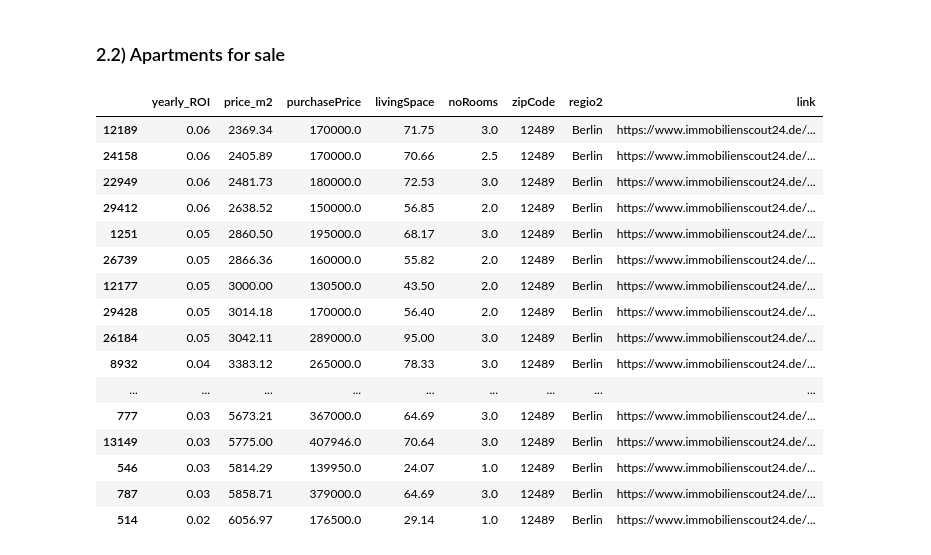
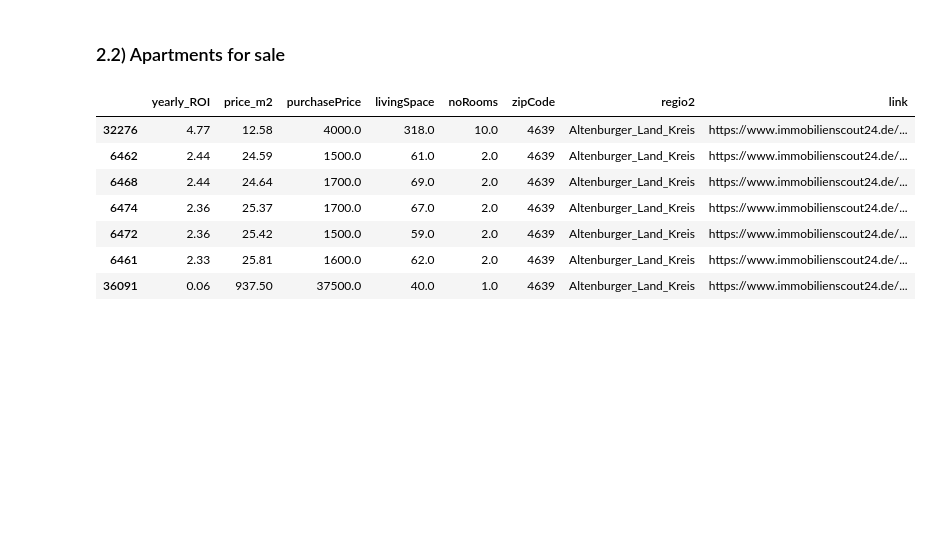
Before and after one commit to maxtue/ApartmentListings, a Jupyter notebook: data_analysis/single_date.ipynb, the cells around one changed output. Cells and saved outputs as stored; diff of their text form; code cells hidden in the pictures; blank space fills up the shorter version.

```diff
--- a/data_analysis/single_date.ipynb
+++ b/data_analysis/single_date.ipynb
@@ -22,0 +24,7 @@ pd.set_option("display.precision", 2)
+# %%
+dates = sorted(
+    [
+        s[s.find("mieten") + len("mieten") : s.rfind(".csv")]
+        for s in glob.glob("../data/mieten*")
+    ]
+)
@@ -60,0 +35,3 @@ sale_df = sale_df[sale_df.columns[~sale_df.isnull().any()]]
+# %%
+rent_df = dp.create_rent_df(dates[-1])
+sale_df = dp.create_sale_df(dates[-1])
@@ -74,3 +50,0 @@ sale_df["link"] = "https://www.immobilienscout24.de/expose/" + sale_df[
-# %%
-rent_df["rent_m2"] = rent_df["baseRent"] / rent_df["livingSpace"]
-sale_df["price_m2"] = sale_df["purchasePrice"] / sale_df["livingSpace"]
@@ -212,27 +177,18 @@ rent_select_df[rent_filt].sort_values(rent_ord).head(20)
 ### 2.2) Apartments for sale
 # %%
 sale_filt_col = "zipCode"
-sale_filt_arg = [12489]
+sale_filt_arg = [4639]
 sale_ord = "yearly_ROI"
 
 sale_filt = sale_select_df[sale_filt_col].isin(sale_filt_arg)
 sale_select_df[sale_filt].sort_values(sale_ord, ascending=False).head(50)
 # %% [output]
 |  | yearly_ROI | price_m2 | purchasePrice | livingSpace | noRooms | zipCode | regio2 | link |
-| 12189 | 0.06 | 2369.34 | 170000.0 | 71.75 | 3.0 | 12489 | Berlin | https://www.immobilienscout24.de/... |
-| 24158 | 0.06 | 2405.89 | 170000.0 | 70.66 | 2.5 | 12489 | Berlin | https://www.immobilienscout24.de/... |
-| 22949 | 0.06 | 2481.73 | 180000.0 | 72.53 | 3.0 | 12489 | Berlin | https://www.immobilienscout24.de/... |
-| 29412 | 0.06 | 2638.52 | 150000.0 | 56.85 | 2.0 | 12489 | Berlin | https://www.immobilienscout24.de/... |
-| 1251 | 0.05 | 2860.50 | 195000.0 | 68.17 | 3.0 | 12489 | Berlin | https://www.immobilienscout24.de/... |
-| 26739 | 0.05 | 2866.36 | 160000.0 | 55.82 | 2.0 | 12489 | Berlin | https://www.immobilienscout24.de/... |
-| 12177 | 0.05 | 3000.00 | 130500.0 | 43.50 | 2.0 | 12489 | Berlin | https://www.immobilienscout24.de/... |
-| 29428 | 0.05 | 3014.18 | 170000.0 | 56.40 | 2.0 | 12489 | Berlin | https://www.immobilienscout24.de/... |
-| 26184 | 0.05 | 3042.11 | 289000.0 | 95.00 | 3.0 | 12489 | Berlin | https://www.immobilienscout24.de/... |
-| 8932 | 0.04 | 3383.12 | 265000.0 | 78.33 | 3.0 | 12489 | Berlin | https://www.immobilienscout24.de/... |
-| ... | ... | ... | ... | ... | ... | ... | ... | ... |
-| 777 | 0.03 | 5673.21 | 367000.0 | 64.69 | 3.0 | 12489 | Berlin | https://www.immobilienscout24.de/... |
-| 13149 | 0.03 | 5775.00 | 407946.0 | 70.64 | 3.0 | 12489 | Berlin | https://www.immobilienscout24.de/... |
-| 546 | 0.03 | 5814.29 | 139950.0 | 24.07 | 1.0 | 12489 | Berlin | https://www.immobilienscout24.de/... |
-| 787 | 0.03 | 5858.71 | 379000.0 | 64.69 | 3.0 | 12489 | Berlin | https://www.immobilienscout24.de/... |
-| 514 | 0.02 | 6056.97 | 176500.0 | 29.14 | 1.0 | 12489 | Berlin | https://www.immobilienscout24.de/... |
+| 32276 | 4.77 | 12.58 | 4000.0 | 318.0 | 10.0 | 4639 | Altenburger_Land_Kreis | https://www.immobilienscout24.de/... |
+| 6462 | 2.44 | 24.59 | 1500.0 | 61.0 | 2.0 | 4639 | Altenburger_Land_Kreis | https://www.immobilienscout24.de/... |
+| 6468 | 2.44 | 24.64 | 1700.0 | 69.0 | 2.0 | 4639 | Altenburger_Land_Kreis | https://www.immobilienscout24.de/... |
+| 6474 | 2.36 | 25.37 | 1700.0 | 67.0 | 2.0 | 4639 | Altenburger_Land_Kreis | https://www.immobilienscout24.de/... |
+| 6472 | 2.36 | 25.42 | 1500.0 | 59.0 | 2.0 | 4639 | Altenburger_Land_Kreis | https://www.immobilienscout24.de/... |
+| 6461 | 2.33 | 25.81 | 1600.0 | 62.0 | 2.0 | 4639 | Altenburger_Land_Kreis | https://www.immobilienscout24.de/... |
+| 36091 | 0.06 | 937.50 | 37500.0 | 40.0 | 1.0 | 4639 | Altenburger_Land_Kreis | https://www.immobilienscout24.de/... |
 [interactive output not drawn]
```
Also changed, not shown: parts of 18 cells of this notebook, 7 other files.
